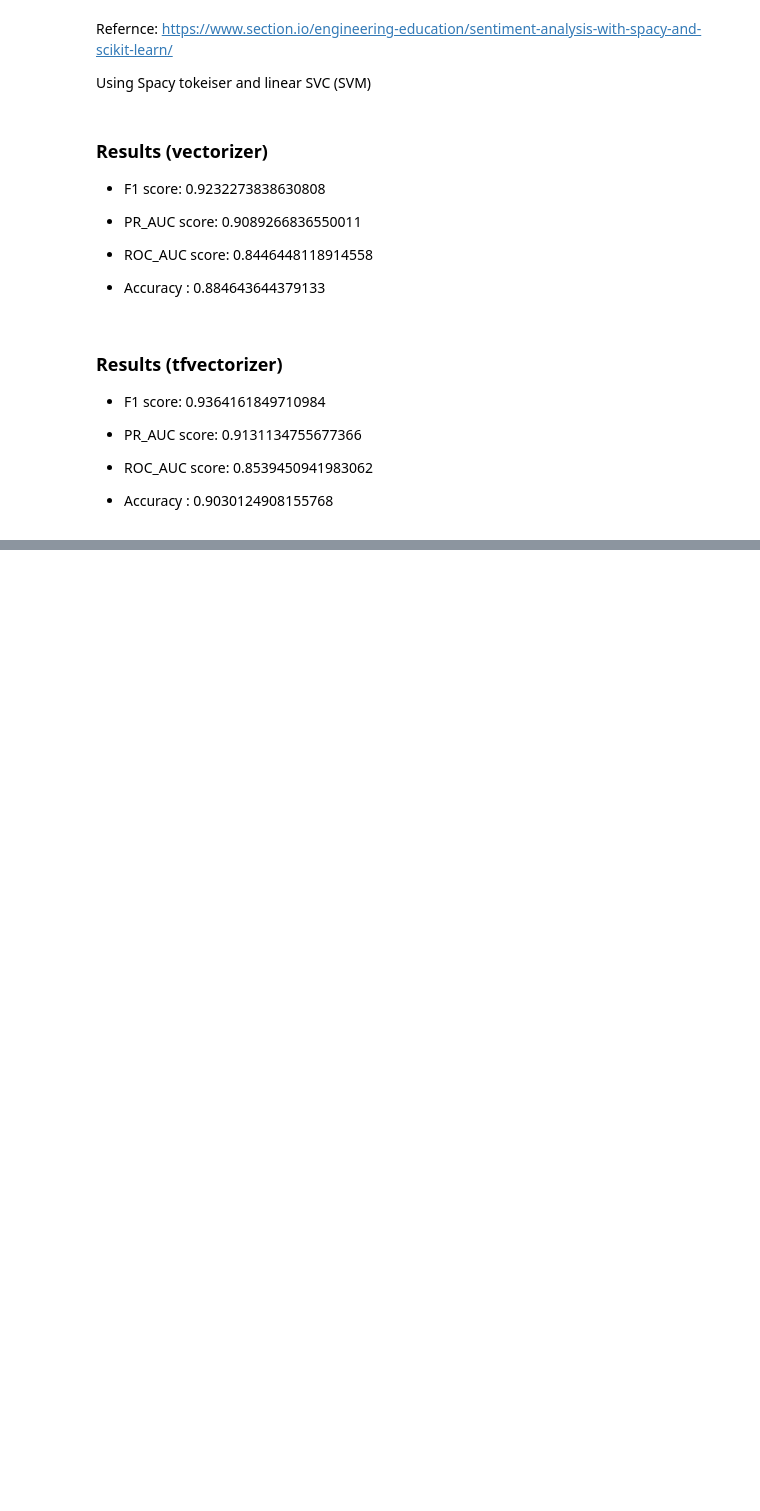
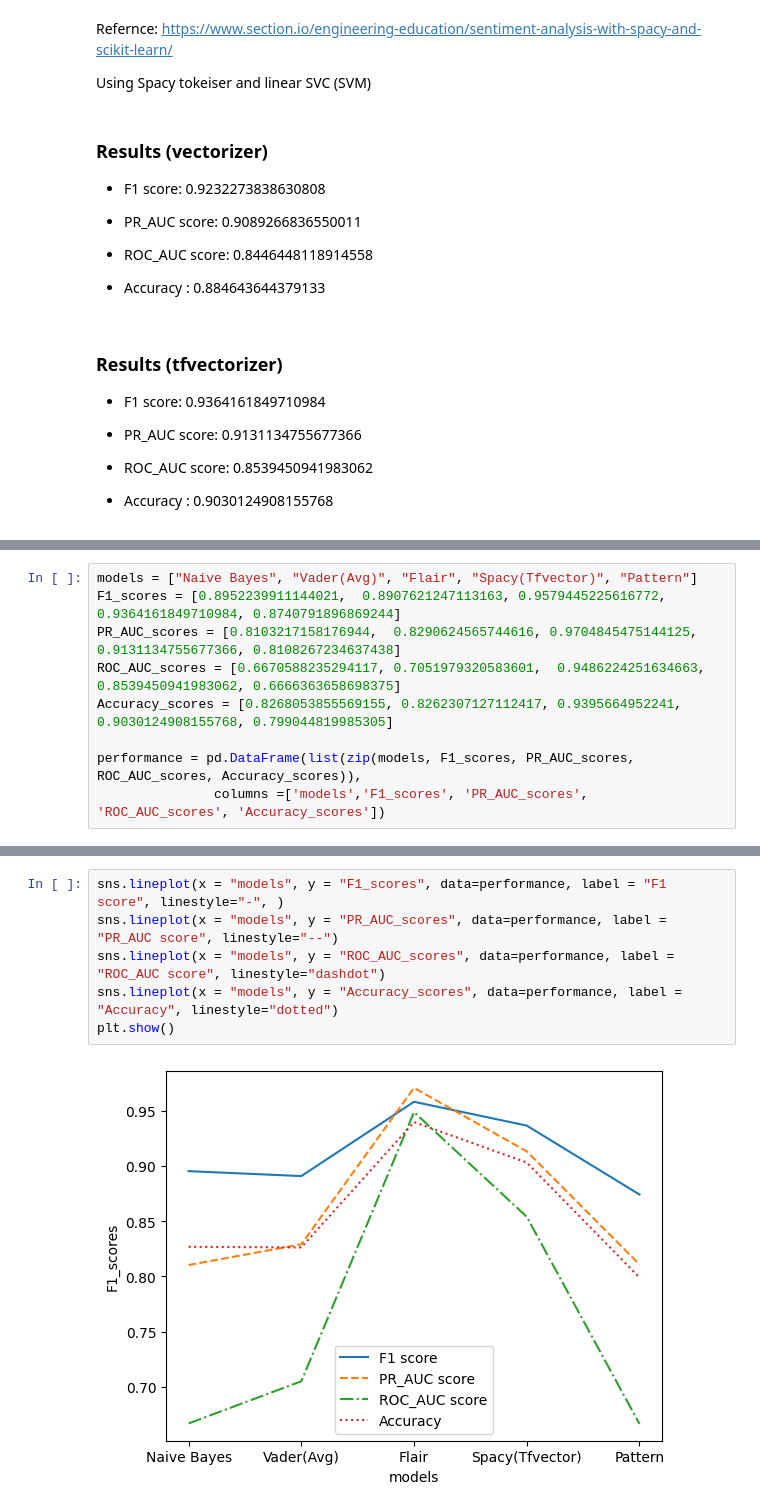
Before and after one commit to nivii26/DSA4263-Voice-of-Customer-VOC-analysis, a Jupyter notebook: src/sentiment-analysis/Nivi_SA.ipynb, the cells around one changed output, grey strips where cells are left out. Drawn from its saved outputs; the diff is of its cells as text; blank space fills up the shorter version.

```diff
--- a/src/sentiment-analysis/Nivi_SA.ipynb
+++ b/src/sentiment-analysis/Nivi_SA.ipynb
@@ -497,0 +375,9 @@ Using Spacy tokeiser and linear SVC (SVM)
+# %%
+models = ["Naive Bayes", "Vader(Avg)", "Flair", "Spacy(Tfvector)", "Pattern"]
+F1_scores = [0.8952239911144021,  0.8907621247113163, 0.9579445225616772, 0.9364161849710984, 0.8740791896869244]
+PR_AUC_scores = [0.8103217158176944,  0.8290624565744616, 0.9704845475144125, 0.9131134755677366, 0.8108267234637438]
+ROC_AUC_scores = [0.6670588235294117, 0.7051979320583601,  0.9486224251634663, 0.8539450941983062, 0.6666363658698375]
+Accuracy_scores = [0.8268053855569155, 0.8262307127112417, 0.9395664952241, 0.9030124908155768, 0.799044819985305]
+
+performance = pd.DataFrame(list(zip(models, F1_scores, PR_AUC_scores, ROC_AUC_scores, Accuracy_scores)),
+               columns =['models','F1_scores', 'PR_AUC_scores', 'ROC_AUC_scores', 'Accuracy_scores'])
@@ -497,0 +400,8 @@ Using Spacy tokeiser and linear SVC (SVM)
+# %%
+sns.lineplot(x = "models", y = "F1_scores", data=performance, label = "F1 score", linestyle="-", )
+sns.lineplot(x = "models", y = "PR_AUC_scores", data=performance, label = "PR_AUC score", linestyle="--")
+sns.lineplot(x = "models", y = "ROC_AUC_scores", data=performance, label = "ROC_AUC score", linestyle="dashdot")
+sns.lineplot(x = "models", y = "Accuracy_scores", data=performance, label = "Accuracy", linestyle="dotted")
+plt.show()
+# %% [output]
+[figure, added]
```
Also changed, not shown: parts of 18 cells of this notebook, 1 other file.
